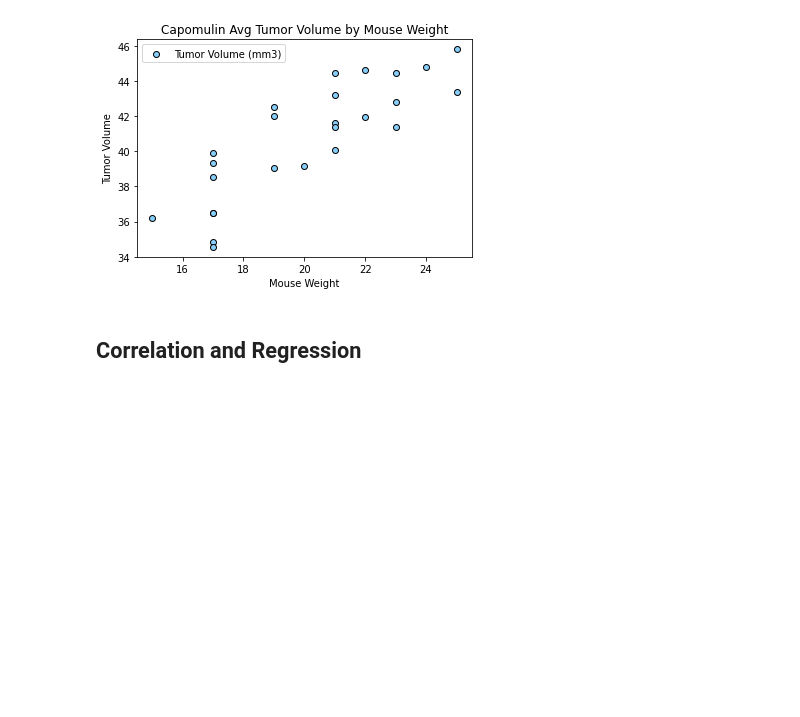
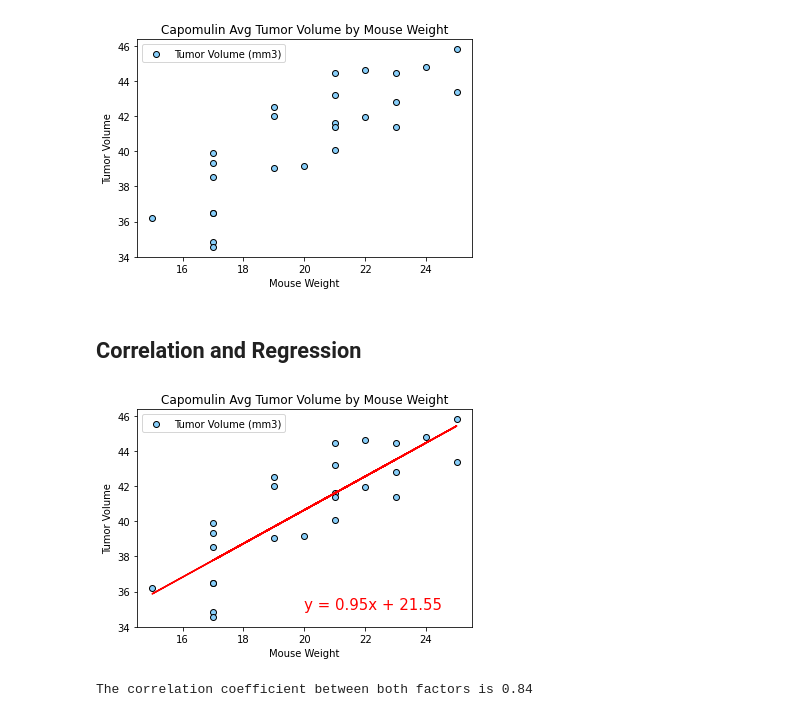
Before and after one commit to GND95/Matplotlib-Challenge, a Jupyter notebook: Pymaceuticals/Analysis.ipynb, the cells around one changed output. Drawn from its saved outputs; the diff is of its cells as text; code cells hidden in the pictures; blank space fills up the shorter version.

Commit message:
creating a linear regression model on the scatter plot. calculating correlation coefficient of the data sets plotted on the scatter plot.

```diff
--- a/Pymaceuticals/Analysis.ipynb
+++ b/Pymaceuticals/Analysis.ipynb
@@ -342,0 +341,28 @@ plt.show()
+# %%
+# Calculate the correlation coefficient and linear regression model
+# for mouse weight and average tumor volume for the Capomulin regimen
+capomulin_mouse_df = combined_mouse_df[combined_mouse_df['Drug Regimen'] == "Capomulin"] #getting the mice only on the Capomulin drug regimen
+
+average_capomulin_df = capomulin_mouse_df.groupby("Mouse ID").mean() #averaging the data values for each Mouse ID
+x_axis_values = average_capomulin_df["Weight (g)"]
+y_axis_values = average_capomulin_df["Tumor Volume (mm3)"]
+
+(slope, intercept, rvalue, pvalue, stderr) = linregress(x_axis_values, y_axis_values) #extracting values for the linear regression model
+regress_values = x_axis_values * slope + intercept
+line_eq = "y = " + str(round(slope,2)) + "x + " + str(round(intercept,2)) #storing the line equation to allow for manual calculations using formula
+
+plt.scatter(x_axis_values, y_axis_values, facecolors="lightskyblue", edgecolors="black", label="Tumor Volume (mm3)") #create the scatter plot
+plt.plot(x_axis_values,regress_values,"r-") #plot the regression line on the chart
+plt.annotate(line_eq,(20,35),fontsize=15,color="red") #add the formula the regression line is using to the chart at location (20,35) on the chart
+
+plt.title("Capomulin Avg Tumor Volume by Mouse Weight")
+plt.xlabel("Mouse Weight")
+plt.ylabel("Tumor Volume")
+plt.legend()
+plt.show()
+
+correlation = st.pearsonr(x_axis_values, y_axis_values) #calculating correlation coefficient between the two data sets
+print(f"The correlation coefficient between both factors is {round(correlation[0],2)}")
+# %% [output]
+[figure, added]
+The correlation coefficient between both factors is 0.84
```
Also changed, not shown: parts of 2 cells of this notebook.
